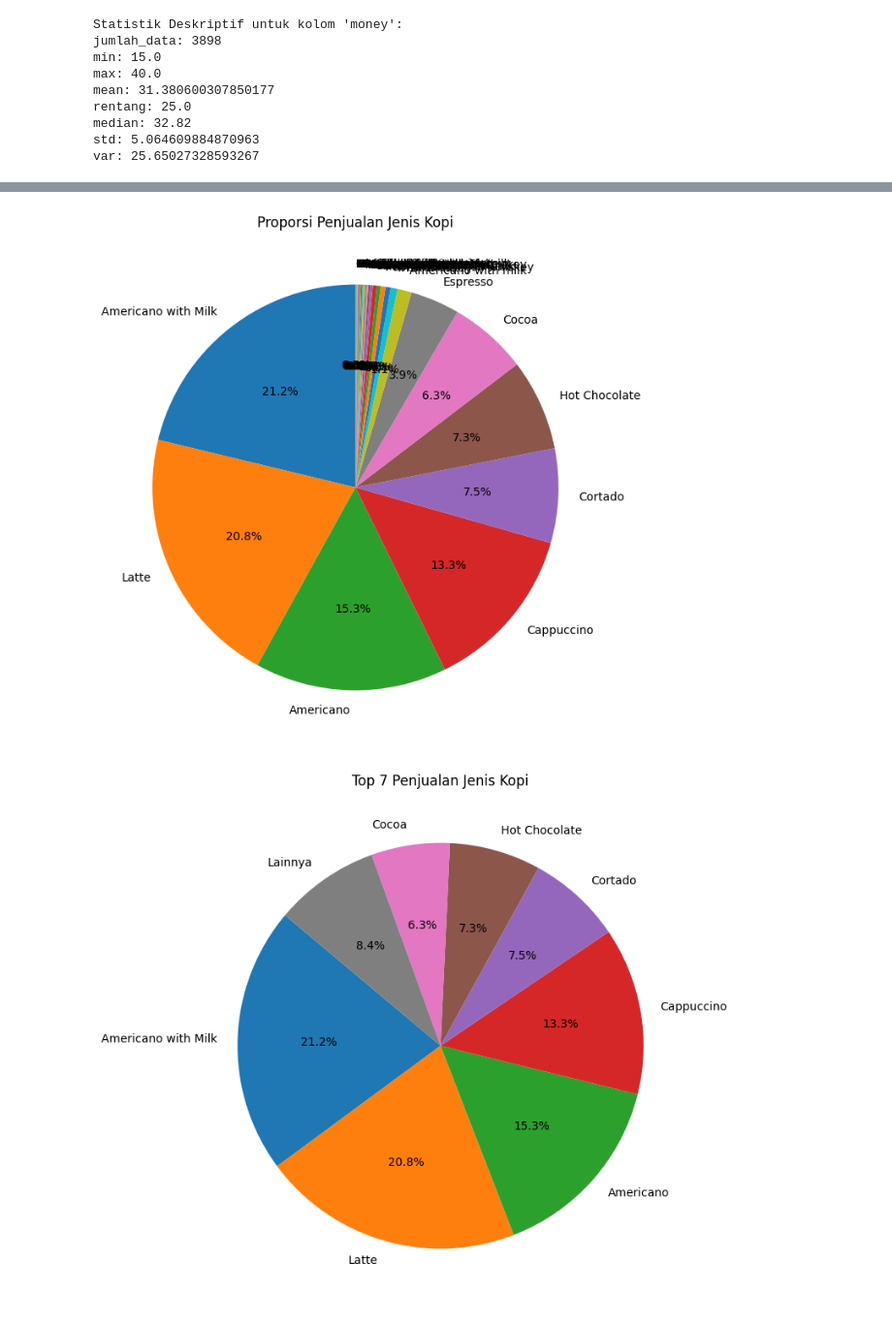
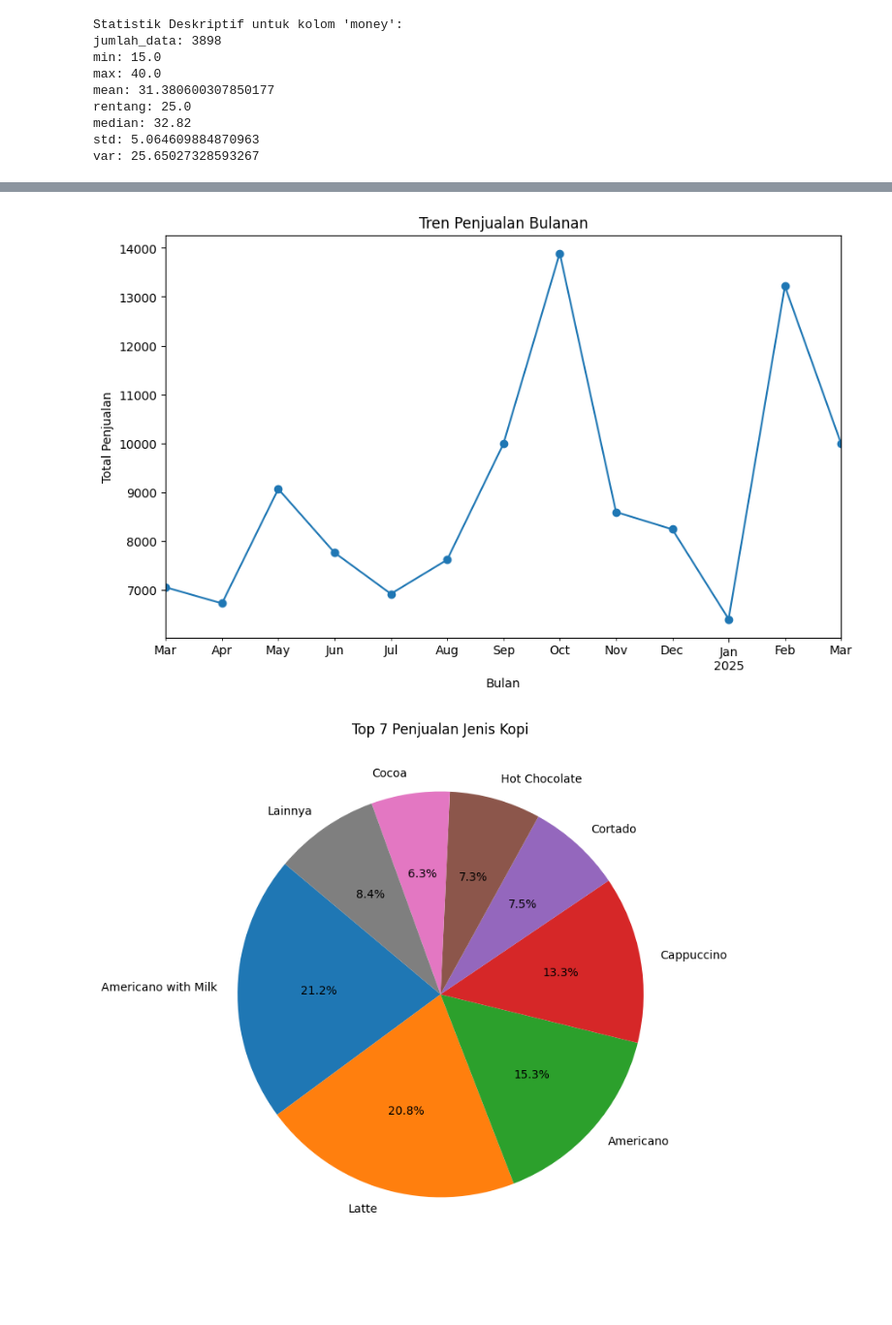
Before and after one commit to ItsKarr007/DataScince, a Jupyter notebook: TUGAS UTS.ipynb, the cells around one changed output, grey strips where cells are left out. Shown at 97% size. Drawn from its saved outputs; the diff is of its cells as text; code cells hidden in the pictures; blank space fills up the shorter version.

```diff
--- a/TUGAS UTS.ipynb
+++ b/TUGAS UTS.ipynb
@@ -256,18 +239,15 @@ plt.show()
-# %%
-coffee_counts = df_final['coffee_name'].value_counts()
-
-plt.figure(figsize=(8, 8))
-coffee_counts.plot(
-    kind='pie',
-    autopct='%1.1f%%',
-    startangle=90,
-    title='Proporsi Penjualan Jenis Kopi'
-)
-
-plt.ylabel('')
-plt.show()
-# %% [output]
-[figure, removed]
+# %%
+df_final['month'] = df_final['datetime'].dt.to_period('M')
+
+monthly_sales = df_final.groupby('month')['money'].sum()
+
+monthly_sales.plot(figsize=(10,6), marker='o')
+plt.title('Tren Penjualan Bulanan')
+plt.xlabel('Bulan')
+plt.ylabel('Total Penjualan')
+plt.show()
+# %% [output]
+[figure, added]
 # %%
 top_coffee = coffee_counts.head(7)
 others = pd.Series([coffee_counts.iloc[7:].sum()], index=['Lainnya'])
```
Also changed, not shown: parts of 14 cells of this notebook.
